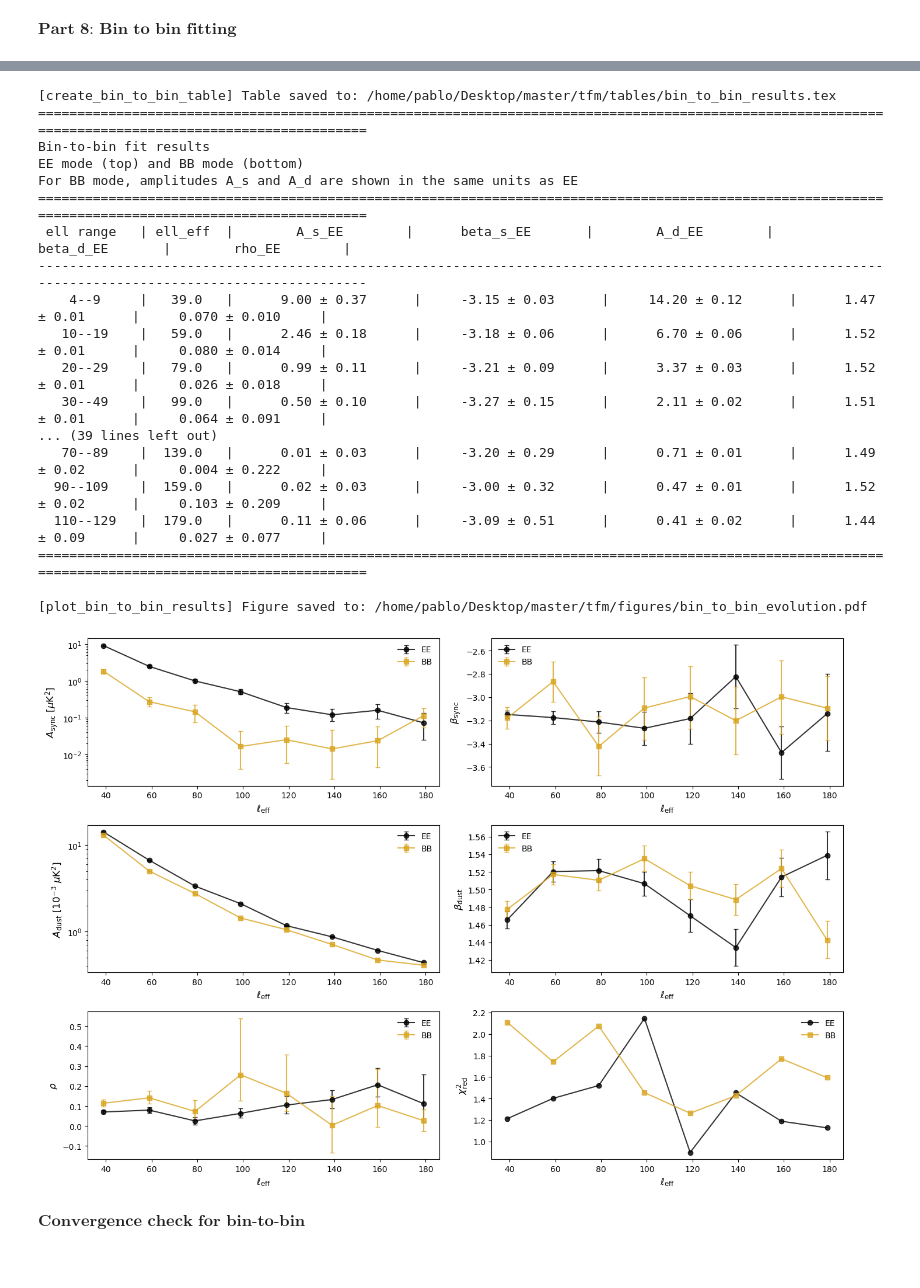
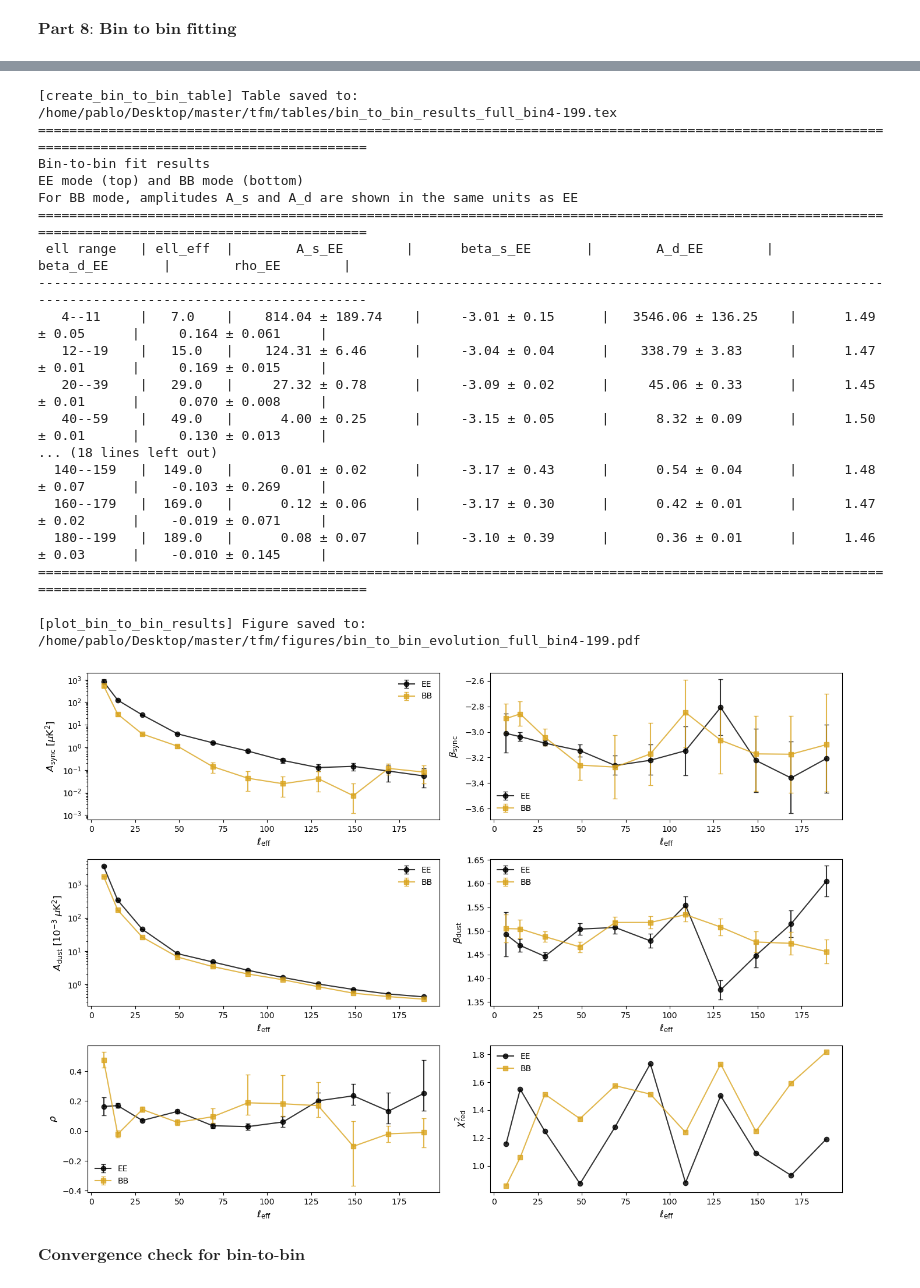
Before and after one commit to pablodeferra/tfm_pablo_de_ferra, a Jupyter notebook: python/1-methodology_tests/run_all_code.ipynb, the cells around one changed output, grey strips where cells are left out. Cells and saved outputs as stored; diff of their text form; code cells hidden in the pictures.

```diff
--- a/python/1-methodology_tests/run_all_code.ipynb
+++ b/python/1-methodology_tests/run_all_code.ipynb
@@ -23,7 +21,7 @@ planck_bands = ['30', '44', '70', '100', '143', '217', '353']
 
 band_list = quijote_bands + wmap_bands + planck_bands
 
-name_suffix = '_sim_bin4-199'
+name_suffix = '_full_bin4-199'
 
 # Differential Assemblies (DAs) per frequency band
 BANDS = {
@@ -39,9 +37,9 @@ dl = 10
 
 mask_select = masks['QUIJOTE_galcut']['galcut10_10mk']
 mask_name = mask_select['name']
-use_simulated_maps = True
+use_simulated_maps = False
 use_white_noise = False
-use_noise = True # Use noise simulations instead of the HMDM
+use_noise = False # Use noise simulations instead of the HMDM
 out_path = '/home/pablo/Desktop/master/tfm/spectra/'
 path_spectra = os.path.join(out_path, f'power_spectra_{mask_name}{name_suffix}.fits')
 if use_noise:
@@ -222,7 +211,7 @@ set_gaussian_priors(None)
 fitting_mode = 'power-law'
 
 # Multipole range
-ell_min = 30
+ell_min = 0
 ell_max = 200
 
 # Sampler configuration
@@ -350,7 +321,7 @@ set_gaussian_priors({
 fit_mode_btb = 'bin-to-bin'  # Use 'bin-to-bin' mode
 
 # Multipole range
-ell_min_btb = 30
+ell_min_btb = 0
 ell_max_btb = 200
 
 # Sampler configuration
@@ -484,5 +473,5 @@ samplers_BB, samples_full_BB, samples_free_BB, param_names_btb, chi2_reduced_BB
 # %%
-table_save_path_latex = '/home/pablo/Desktop/master/tfm/tables/bin_to_bin_results.tex'
+table_save_path_latex = f'/home/pablo/Desktop/master/tfm/tables/bin_to_bin_results{name_suffix}.tex'
 
 # Generate LaTeX table
 table_latex = functions.create_bin_to_bin_table(
@@ -512,7 +501,7 @@ table_ascii = functions.create_bin_to_bin_table(
 
 print(table_ascii)
 # %% [output]
-[create_bin_to_bin_table] Table saved to: /home/pablo/Desktop/master/tfm/tables/bin_to_bin_results.tex
+[create_bin_to_bin_table] Table saved to: /home/pablo/Desktop/master/tfm/tables/bin_to_bin_results_full_bin4-199.tex
 ======================================================================================================================================================
 Bin-to-bin fit results
 EE mode (top) and BB mode (bottom)
@@ -520,33 +509,33 @@ For BB mode, amplitudes A_s and A_d are shown in the same units as EE
 ======================================================================================================================================================
  ell range   | ell_eff  |        A_s_EE        |      beta_s_EE       |        A_d_EE        |      beta_d_EE       |        rho_EE        |
 ------------------------------------------------------------------------------------------------------------------------------------------------------
-    4--9     |   39.0   |      9.00 ± 0.37      |     -3.15 ± 0.03      |     14.20 ± 0.12      |      1.47 ± 0.01      |     0.070 ± 0.010     |
-   10--19    |   59.0   |      2.46 ± 0.18      |     -3.18 ± 0.06      |      6.70 ± 0.06      |      1.52 ± 0.01      |     0.080 ± 0.014     |
-   20--29    |   79.0   |      0.99 ± 0.11      |     -3.21 ± 0.09      |      3.37 ± 0.03      |      1.52 ± 0.01      |     0.026 ± 0.018     |
-   30--49    |   99.0   |      0.50 ± 0.10      |     -3.27 ± 0.15      |      2.11 ± 0.02      |      1.51 ± 0.01      |     0.064 ± 0.091     |
-... (39 lines left out)
-   70--89    |  139.0   |      0.01 ± 0.03      |     -3.20 ± 0.29      |      0.71 ± 0.01      |      1.49 ± 0.02      |     0.004 ± 0.222     |
-  90--109    |  159.0   |      0.02 ± 0.03      |     -3.00 ± 0.32      |      0.47 ± 0.01      |      1.52 ± 0.02      |     0.103 ± 0.209     |
-  110--129   |  179.0   |      0.11 ± 0.06      |     -3.09 ± 0.51      |      0.41 ± 0.02      |      1.44 ± 0.09      |     0.027 ± 0.077     |
+   4--11     |   7.0    |    814.04 ± 189.74    |     -3.01 ± 0.15      |   3546.06 ± 136.25    |      1.49 ± 0.05      |     0.164 ± 0.061     |
+   12--19    |   15.0   |    124.31 ± 6.46      |     -3.04 ± 0.04      |    338.79 ± 3.83      |      1.47 ± 0.01      |     0.169 ± 0.015     |
+   20--39    |   29.0   |     27.32 ± 0.78      |     -3.09 ± 0.02      |     45.06 ± 0.33      |      1.45 ± 0.01      |     0.070 ± 0.008     |
+   40--59    |   49.0   |      4.00 ± 0.25      |     -3.15 ± 0.05      |      8.32 ± 0.09      |      1.50 ± 0.01      |     0.130 ± 0.013     |
+... (18 lines left out)
+  140--159   |  149.0   |      0.01 ± 0.02      |     -3.17 ± 0.43      |      0.54 ± 0.04      |      1.48 ± 0.07      |    -0.103 ± 0.269     |
+  160--179   |  169.0   |      0.12 ± 0.06      |     -3.17 ± 0.30      |      0.42 ± 0.01      |      1.47 ± 0.02      |    -0.019 ± 0.071     |
+  180--199   |  189.0   |      0.08 ± 0.07      |     -3.10 ± 0.39      |      0.36 ± 0.01      |      1.46 ± 0.03      |    -0.010 ± 0.145     |
 ======================================================================================================================================================
 # %%
 # Plot parameter evolution with ell
-plot_save_path = '/home/pablo/Desktop/master/tfm/figures/bin_to_bin_evolution.pdf'
+plot_save_path = f'/home/pablo/Desktop/master/tfm/figures/bin_to_bin_evolution{name_suffix}.pdf'
 
 fig = functions.plot_bin_to_bin_results(
     fit_data_EE=fit_data_EE,
     fit_data_BB=fit_data_BB,
     samples_free_list_EE=samples_free_EE,
     samples_free_list_BB=samples_free_BB,
     param_names=param_names_btb,
     chi2_reduced_EE=chi2_reduced_EE,
     chi2_reduced_BB=chi2_reduced_BB,
     save_path=plot_save_path,
     figsize=(14, 10)
 )
 # %% [output]
-[plot_bin_to_bin_results] Figure saved to: /home/pablo/Desktop/master/tfm/figures/bin_to_bin_evolution.pdf
+[plot_bin_to_bin_results] Figure saved to: /home/pablo/Desktop/master/tfm/figures/bin_to_bin_evolution_full_bin4-199.pdf
-[figure, old version]
+[figure, new version]
 # %% [markdown]
 $\textbf{Convergence check for bin-to-bin}$
 # %%
```
Also changed, not shown: parts of 11 cells of this notebook, 36 other files.
